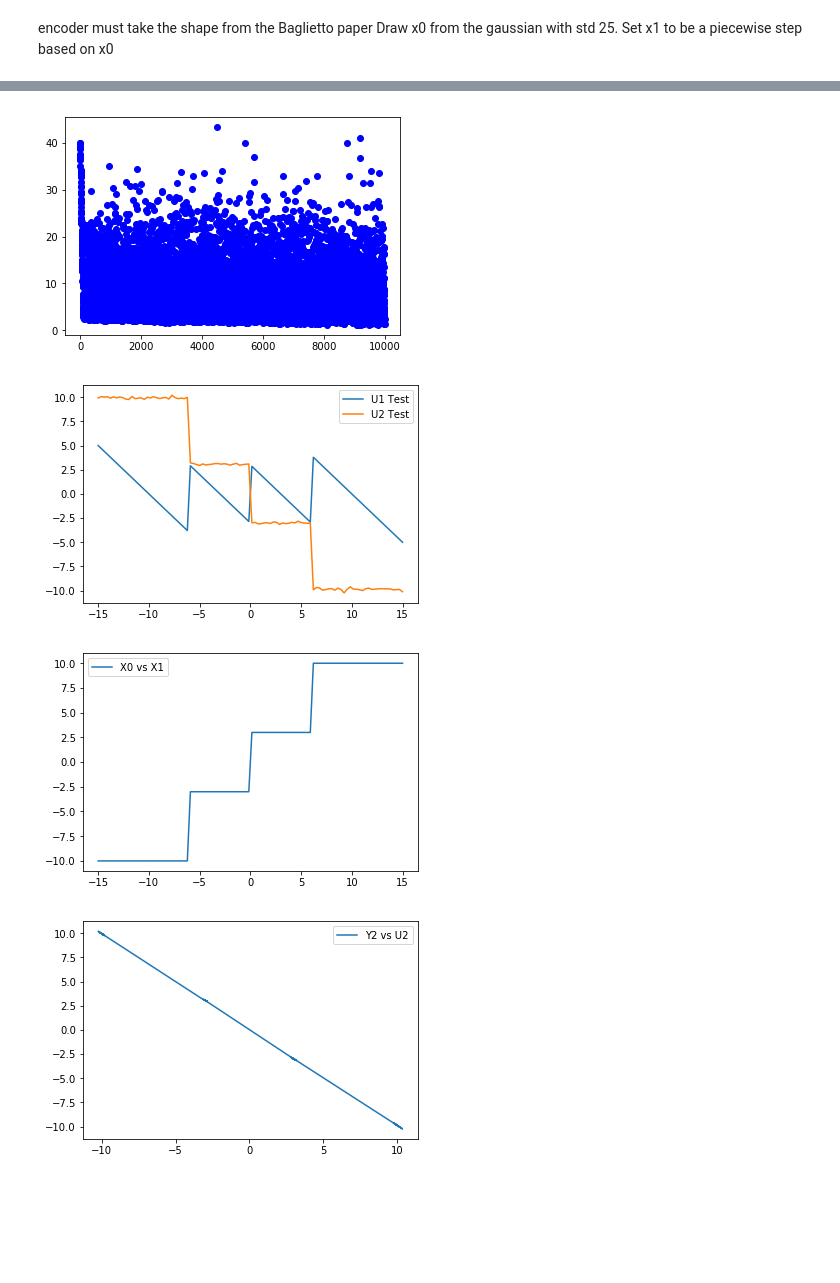
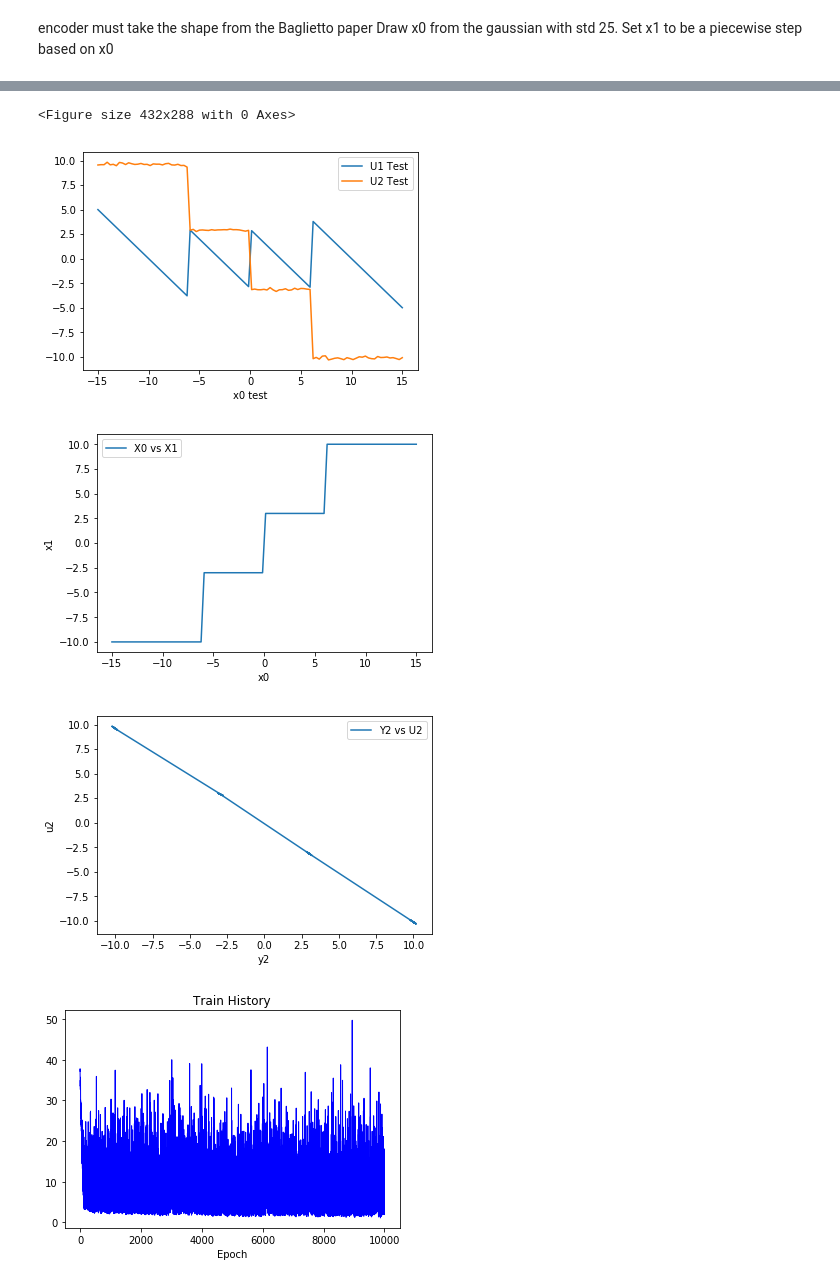
Before and after one commit to laurabrink13/Witsenhausen-Counterexample-with-NNs, a Jupyter notebook: Witsenhausen Fixed Encoder.ipynb, the cells around one changed output, grey strips where cells are left out. Cells and saved outputs as stored; diff of their text form; code cells hidden in the pictures; blank space fills up the shorter version.

```diff
--- a/Witsenhausen Fixed Encoder.ipynb
+++ b/Witsenhausen Fixed Encoder.ipynb
@@ -66,7 +66,7 @@ optimizer = tf.train.AdamOptimizer(learning_rate=adaptive_learning_rate).minimiz
 init_op = tf.global_variables_initializer()
 # %%
 plt.figure()
-
+train_losses = []
 # start the session
 with tf.Session() as sess:
     #    initialize the variables
@@ -94,8 +94,11 @@ with tf.Session() as sess:
                          adaptive_learning_rate: learning_rate * (decay**epoch)})
     #         print("Epoch:", (epoch + 1), "cost =", "{:.3f}")
     #         print(u1)
-        print("Epoch: ", epoch, "Cost: ",cost)
-        plt.plot(epoch, cost, 'bo')
+
+        if epoch % 100 == 0:
+            print("Epoch: ", epoch, "Cost: ",cost)
+            train_losses.append(cost)
+
 
     # Test over a continuous range of X
 #     x0_test = np.linspace(-2*x_stddev, 2*x_stddev, num=100)
@@ -132,6 +135,7 @@ plt.show()
 
 l1, = plt.plot(x0_test, u1_test[0], label="U1 Test")
 l3, = plt.plot(x0_test, u2_test[0], label="U2 Test")
+plt.xlabel('x0 test')
 plt.legend(handles=[l1, l3])
 # plt.title("{} Unit NN With Activation Fn {}".format(
 #   str(num_units_1), str(activation_fn)))
@@ -140,6 +144,8 @@ plt.show()
 
 plt.clf()
 l2, = plt.plot(x0_test, x1_test, label="X0 vs X1")
+plt.xlabel('x0')
+plt.ylabel('x1')
 # plt.title("{} Unit NN With Activation Fn {}".format(
 #   str(num_units_1), str(activation_fn)))
 plt.legend(handles=[l2])
@@ -148,9 +154,17 @@ plt.show()
 
 plt.clf()
 l2, = plt.plot(x1_noise_test[0], u2_test[0], label="Y2 vs U2")
+plt.xlabel('y2')
+plt.ylabel('u2')
 # plt.title("{} Unit NN With Activation Fn {}".format(
 #   str(num_units_1), str(activation_fn)))
 plt.legend(handles=[l2])
 # plt.savefig("figure_x_1.png")
 plt.show()
+
+plt.clf()
+plt.plot(np.arange(1, int(epochs/100) + 1) * 100, train_losses, lw=1, c='blue')
+plt.title('Train History')
+plt.xlabel('Epoch')
+plt.show()
 # %% [output]
@@ -174,4 +188,5 @@ plt.show()
+<Figure size 432x288 with 0 Axes>
-[figure, old version]
+[figure, new version]
-[figure, old version]
+[figure, new version]
-[figure, old version]
+[figure, new version]
-[figure, old version]
+[figure, new version]
```
Also changed, not shown: parts of 1 cell of this notebook.
